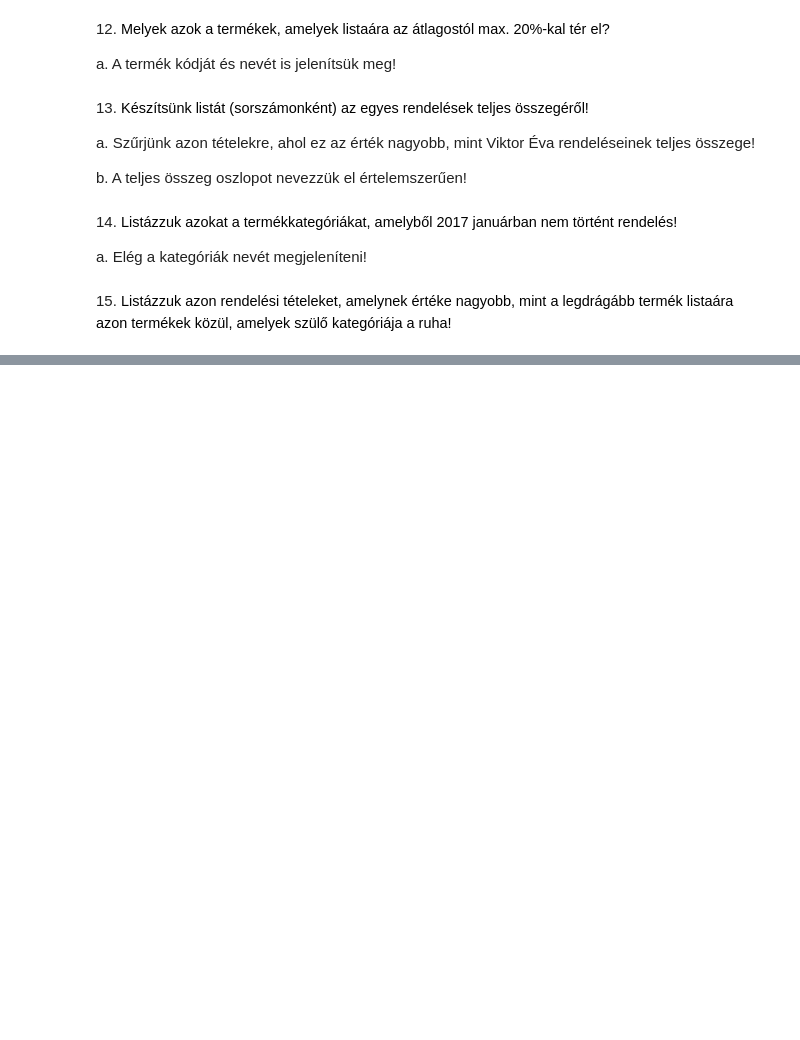
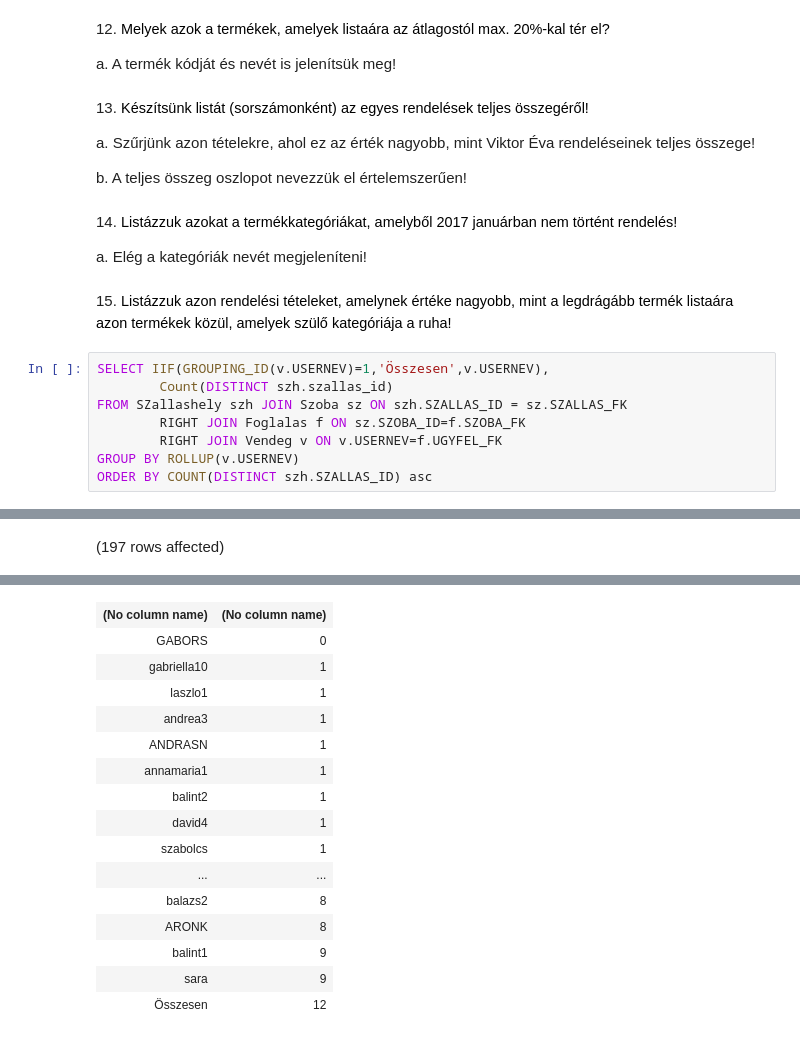
Before and after one commit to albertiadam/sql, a Jupyter notebook: gyakorlat06_feladatok.ipynb, the cells around one changed output, grey strips where cells are left out. Drawn from its saved outputs; the diff is of its cells as text; blank space fills up the shorter version.

```diff
--- a/gyakorlat06_feladatok.ipynb
+++ b/gyakorlat06_feladatok.ipynb
@@ -209,3 +209,12 @@ b. A teljes összeg oszlopot nevezzük el értelemszerűen!
 a. Elég a kategóriák nevét megjeleníteni!
 # %% [markdown]
 15. <span style="background-color: rgb(255, 255, 255); color: rgb(0, 0, 0); font-family: &quot;Open Sans&quot;, sans-serif; font-size: 14.44px;">Listázzuk azon rendelési tételeket, amelynek értéke nagyobb, mint a legdrágább termék listaára azon termékek közül, amelyek szülő kategóriája a ruha!</span>
+# %%
+SELECT IIF(GROUPING_ID(v.USERNEV)=1,'Összesen',v.USERNEV),
+        Count(DISTINCT szh.szallas_id)
+FROM SZallashely szh JOIN Szoba sz ON szh.SZALLAS_ID = sz.SZALLAS_FK
+        RIGHT JOIN Foglalas f ON sz.SZOBA_ID=f.SZOBA_FK
+        RIGHT JOIN Vendeg v ON v.USERNEV=f.UGYFEL_FK
+GROUP BY ROLLUP(v.USERNEV)
+ORDER BY COUNT(DISTINCT szh.SZALLAS_ID) asc
+# %% [output]
@@ -211,0 +222 @@ a. Elég a kategóriák nevét megjeleníteni!
+(197 rows affected)
@@ -211,0 +224,16 @@ a. Elég a kategóriák nevét megjeleníteni!
+| (No column name) | (No column name) |
+| GABORS | 0 |
+| gabriella10 | 1 |
+| laszlo1 | 1 |
+| andrea3 | 1 |
+| ANDRASN | 1 |
+| annamaria1 | 1 |
+| balint2 | 1 |
+| david4 | 1 |
+| szabolcs | 1 |
+| ... | ... |
+| balazs2 | 8 |
+| ARONK | 8 |
+| balint1 | 9 |
+| sara | 9 |
+| Összesen | 12 |
```
Also changed, not shown: parts of 3 cells of this notebook.
